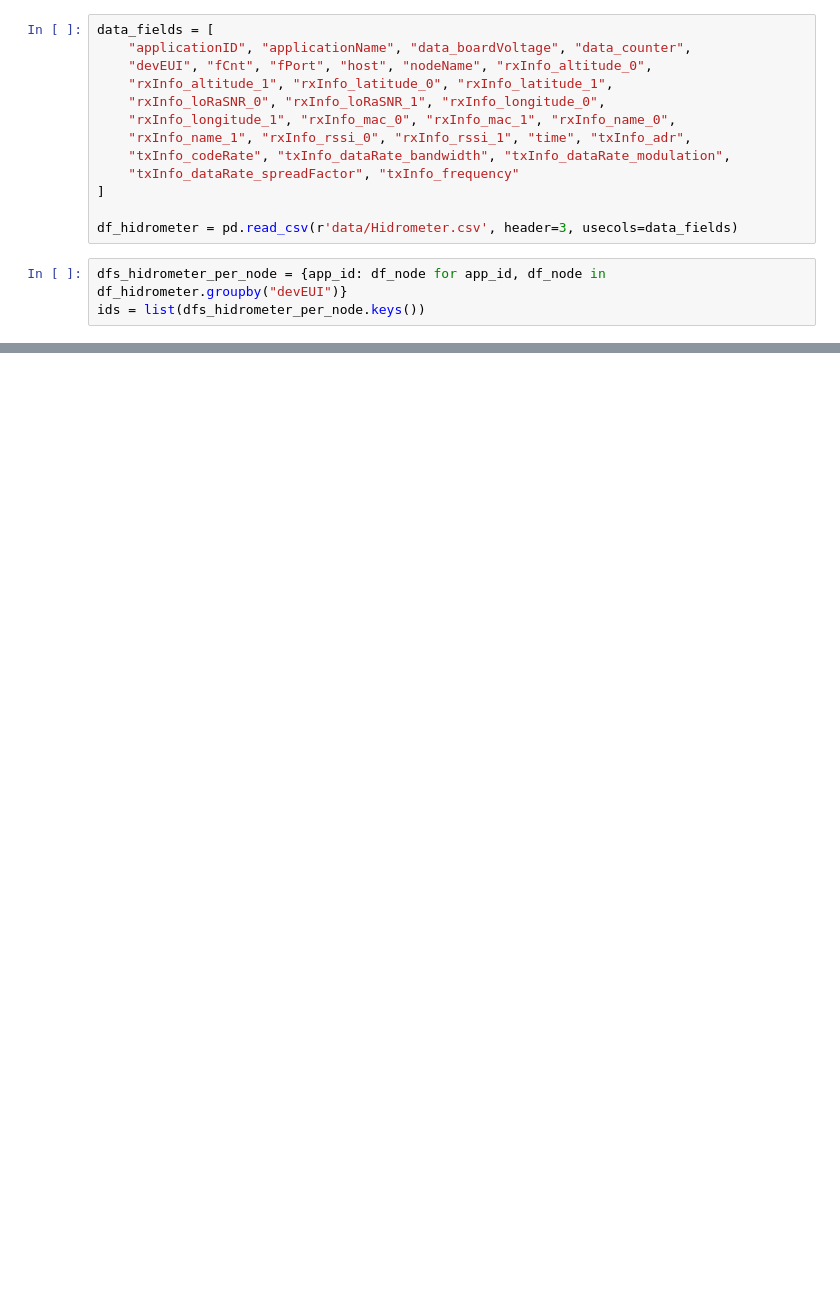
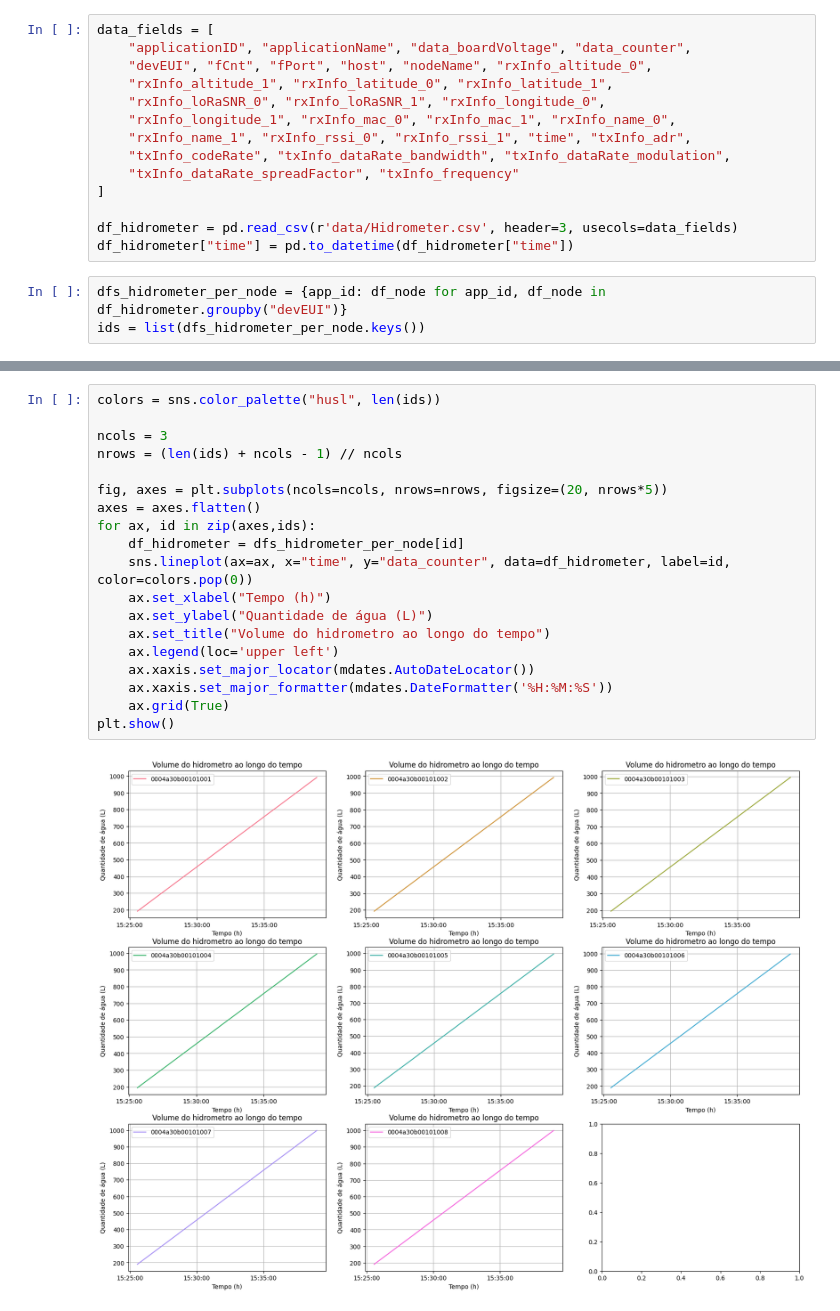
Before and after one commit to LCStuber/SmartCampusGMSDataAnalysis, a Jupyter notebook: hidrometer.ipynb, the cells around one changed output, grey strips where cells are left out. Cells and saved outputs as stored; diff of their text form; blank space fills up the shorter version.

Commit message:
add hidrometer analysis

```diff
--- a/hidrometer.ipynb
+++ b/hidrometer.ipynb
@@ -17,6 +20,7 @@ data_fields = [
 ]
 
 df_hidrometer = pd.read_csv(r'data/Hidrometer.csv', header=3, usecols=data_fields)
+df_hidrometer["time"] = pd.to_datetime(df_hidrometer["time"])
 # %%
 dfs_hidrometer_per_node = {app_id: df_node for app_id, df_node in df_hidrometer.groupby("devEUI")}
 ids = list(dfs_hidrometer_per_node.keys())
@@ -41,0 +27,21 @@ ids = list(dfs_hidrometer_per_node.keys())
+# %%
+colors = sns.color_palette("husl", len(ids))
+
+ncols = 3
+nrows = (len(ids) + ncols - 1) // ncols
+
+fig, axes = plt.subplots(ncols=ncols, nrows=nrows, figsize=(20, nrows*5))
+axes = axes.flatten()
+for ax, id in zip(axes,ids):
+    df_hidrometer = dfs_hidrometer_per_node[id]
+    sns.lineplot(ax=ax, x="time", y="data_counter", data=df_hidrometer, label=id, color=colors.pop(0))
+    ax.set_xlabel("Tempo (h)")
+    ax.set_ylabel("Quantidade de água (L)")
+    ax.set_title("Volume do hidrometro ao longo do tempo")
+    ax.legend(loc='upper left')
+    ax.xaxis.set_major_locator(mdates.AutoDateLocator())
+    ax.xaxis.set_major_formatter(mdates.DateFormatter('%H:%M:%S'))
+    ax.grid(True)
+plt.show()
+# %% [output]
+[figure, added]
```
Also changed, not shown: parts of 3 cells of this notebook.
